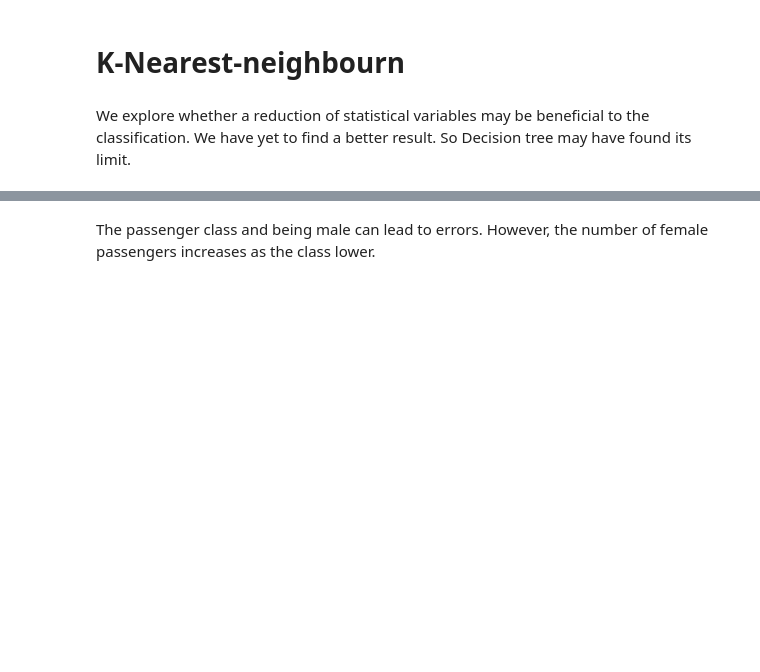
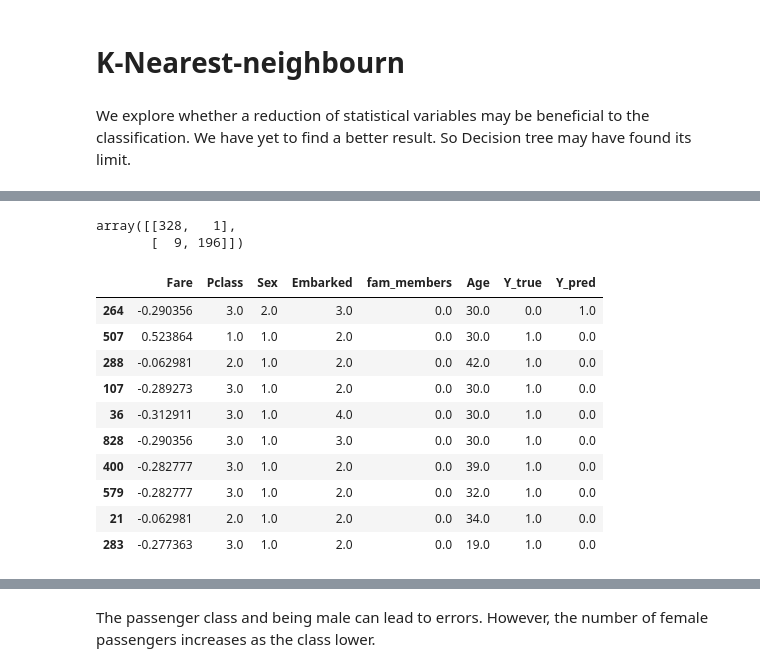
Before and after one commit to patRyserWelch8/KaggleTitanic, a Jupyter notebook: titanic.ipynb, the cells around one changed output, grey strips where cells are left out. Drawn from its saved outputs; the diff is of its cells as text; code cells hidden in the pictures; blank space fills up the shorter version.

```diff
--- a/titanic.ipynb
+++ b/titanic.ipynb
@@ -1470,0 +1510,25 @@ knn.fit(X_train, y_train)
+# %%
+y_pred = knn.predict(X_train)
+y_pred = y_pred.tolist()
+confusion_matrix(y_train, y_pred)
+# %% [output]
+array([[328,   1],
+       [  9, 196]])
+# %%
+errors_pd = X_train.copy(deep=True)
+errors_pd["Y_true"] = y_train
+errors_pd["Y_pred"] = y_pred
+errors_pd = errors_pd.loc[errors_pd["Y_true"] != errors_pd["Y_pred"], :]
+errors_pd
+# %% [output]
+|  | Fare | Pclass | Sex | Embarked | fam_members | Age | Y_true | Y_pred |
+| 264 | -0.290356 | 3.0 | 2.0 | 3.0 | 0.0 | 30.0 | 0.0 | 1.0 |
+| 507 | 0.523864 | 1.0 | 1.0 | 2.0 | 0.0 | 30.0 | 1.0 | 0.0 |
+| 288 | -0.062981 | 2.0 | 1.0 | 2.0 | 0.0 | 42.0 | 1.0 | 0.0 |
+| 107 | -0.289273 | 3.0 | 1.0 | 2.0 | 0.0 | 30.0 | 1.0 | 0.0 |
+| 36 | -0.312911 | 3.0 | 1.0 | 4.0 | 0.0 | 30.0 | 1.0 | 0.0 |
+| 828 | -0.290356 | 3.0 | 1.0 | 3.0 | 0.0 | 30.0 | 1.0 | 0.0 |
+| 400 | -0.282777 | 3.0 | 1.0 | 2.0 | 0.0 | 39.0 | 1.0 | 0.0 |
+| 579 | -0.282777 | 3.0 | 1.0 | 2.0 | 0.0 | 32.0 | 1.0 | 0.0 |
+| 21 | -0.062981 | 2.0 | 1.0 | 2.0 | 0.0 | 34.0 | 1.0 | 0.0 |
+| 283 | -0.277363 | 3.0 | 1.0 | 2.0 | 0.0 | 19.0 | 1.0 | 0.0 |
```
Also changed, not shown: parts of 25 cells of this notebook.
